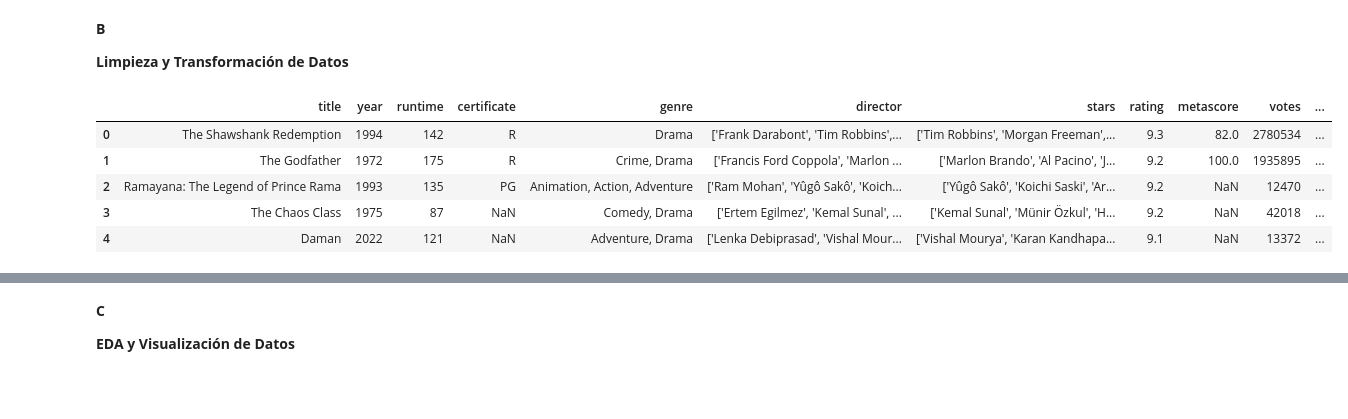
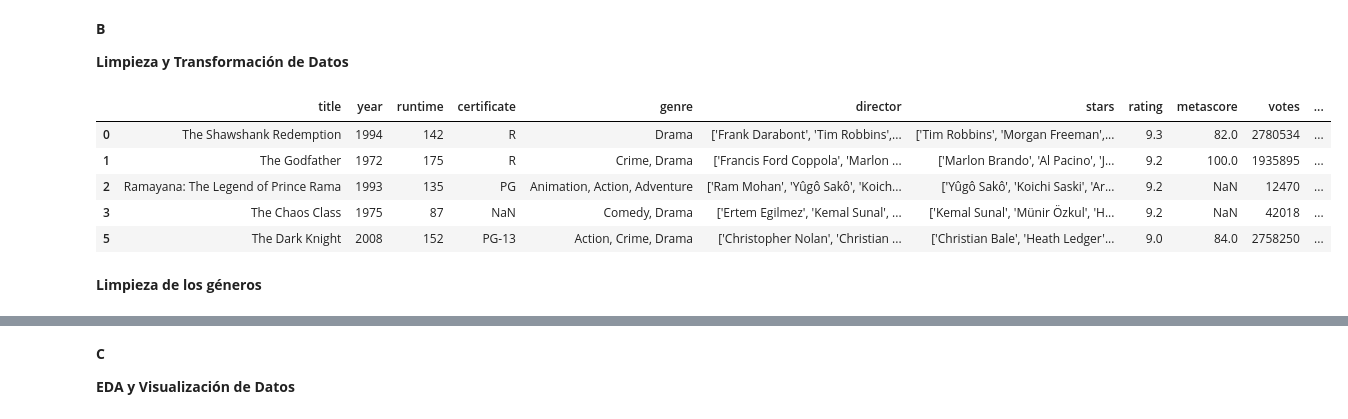
Before and after one commit to RODRIGORUBIO1991/PythonCode, a Jupyter notebook: Netflix/Movies IMDB.ipynb, the cells around one changed output, grey strips where cells are left out. Cells and saved outputs as stored; diff of their text form; code cells hidden in the pictures; blank space fills up the shorter version.

```diff
--- a/Netflix/Movies IMDB.ipynb
+++ b/Netflix/Movies IMDB.ipynb
@@ -58,30 +58,32 @@ votes            0   0.000000
 **Limpieza y Transformación de Datos**
 # %%
 # Filtra el DataFrame para eliminar los años especificados
-years_to_remove = ['1915', '1916', '1917', '1918', '1919', "'2022", '2023']
+years_to_remove = ['1915', '1916', '1917', '1918', '1919', "2021", "2022", "2023"]
 df = df[~df['year'].isin(years_to_remove)]
 
 # 1. Elimina caracteres no numéricos de una cadena en la columna 'year'
 def remove_non_numeric_characters(string):
     return re.sub('[^0-9]', '', string)
 
 # Aplica la función 'remove_non_numeric_characters' a la columna 'year'
 df['year'] = df['year'].apply(remove_non_numeric_characters)
 
 # 2. Calcula la mediana de los ingresos ('gross') para cada 'año' único
 median_revenue_by_year = df.groupby('year')['gross'].median()
 
 # 3. Itera a través del DataFrame para llenar los valores faltantes de ingresos 'gross'
 for index, row in df.iterrows():
     if pd.isnull(row['gross']):
         df.at[index, 'gross'] = median_revenue_by_year.get(row['year'], None)
 
 # Muestra las primeras filas del DataFrame modificado
 df.head()
 # %% [output]
 |  | title | year | runtime | certificate | genre | director | stars | rating | metascore | votes | ... |
 | 0 | The Shawshank Redemption | 1994 | 142 | R | Drama | ['Frank Darabont', 'Tim Robbins',... | ['Tim Robbins', 'Morgan Freeman',... | 9.3 | 82.0 | 2780534 | ... |
 | 1 | The Godfather | 1972 | 175 | R | Crime, Drama | ['Francis Ford Coppola', 'Marlon ... | ['Marlon Brando', 'Al Pacino', 'J... | 9.2 | 100.0 | 1935895 | ... |
 | 2 | Ramayana: The Legend of Prince Rama | 1993 | 135 | PG | Animation, Action, Adventure | ['Ram Mohan', 'Yûgô Sakô', 'Koich... | ['Yûgô Sakô', 'Koichi Saski', 'Ar... | 9.2 | NaN | 12470 | ... |
 | 3 | The Chaos Class | 1975 | 87 | NaN | Comedy, Drama | ['Ertem Egilmez', 'Kemal Sunal', ... | ['Kemal Sunal', 'Münir Özkul', 'H... | 9.2 | NaN | 42018 | ... |
-| 4 | Daman | 2022 | 121 | NaN | Adventure, Drama | ['Lenka Debiprasad', 'Vishal Mour... | ['Vishal Mourya', 'Karan Kandhapa... | 9.1 | NaN | 13372 | ... |
+| 5 | The Dark Knight | 2008 | 152 | PG-13 | Action, Crime, Drama | ['Christopher Nolan', 'Christian ... | ['Christian Bale', 'Heath Ledger'... | 9.0 | 84.0 | 2758250 | ... |
+# %% [markdown]
+**Limpieza de los géneros**
```
Also changed, not shown: parts of 38 cells of this notebook.
